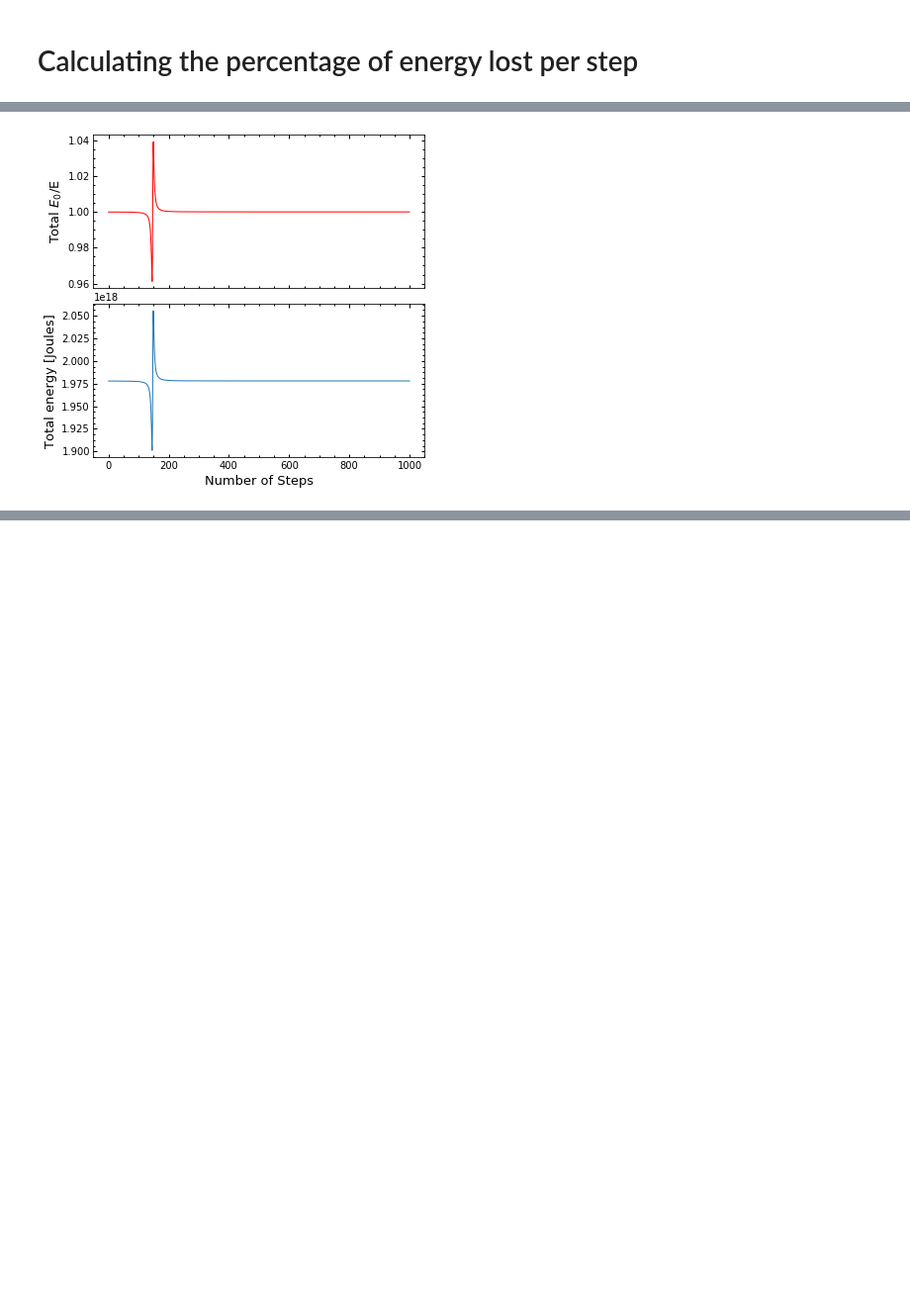
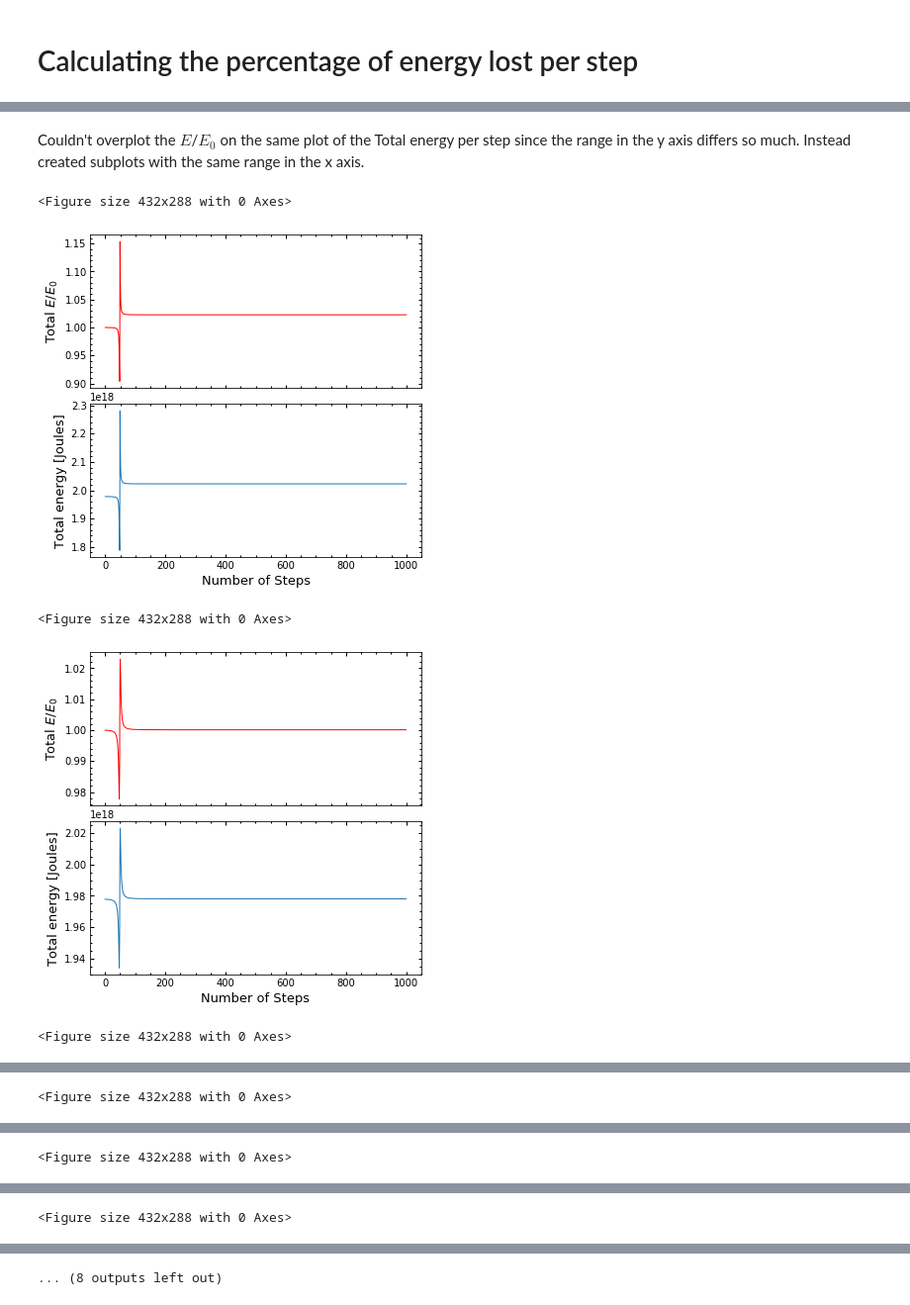
Before and after one commit to ETV337/REU_NU_2020_Project, a Jupyter notebook: DF_sim_v3.ipynb, the cells around one changed output, grey strips where cells are left out. Shown at 99% size. Drawn from its saved outputs; the diff is of its cells as text; code cells hidden in the pictures; blank space fills up the shorter version.

```diff
--- a/DF_sim_v3.ipynb
+++ b/DF_sim_v3.ipynb
@@ -19,7 +19,7 @@ ymax = const.au.value  #m
 
 
 
-dt = 2 # second time step
+dt = 6 # second time step
 N = 1000 #Number of steps
 
 
@@ -331,7 +331,7 @@ ax.xaxis.set_ticks_position('both')
 fig, ax = plt.subplots(figsize=[10,10])
 y_axis=np.linspace(0,1000,1000)
 for i in range(Particles):
-    ax.scatter(y_axis,TotalE(Xpos,Ypos,Xvel,Yvel)[i],s=9)
+    ax.plot(y_axis,TotalE(Xpos,Ypos,Xvel,Yvel)[i])
     ax.set_xlabel('Number of steps',fontsize=16)
     ax.set_ylabel('Total energy [Joules]', fontsize=16)
     ax.tick_params(which='both', direction='in',width=1)
@@ -343,4 +343,6 @@ for i in range(Particles):
 #All particles seem to start at a lower total energy. Then as the positions of the
 #particles change the energy peaks at a certain value within the first 25-50 steps
 #(those values are listed below) & then the total energy slowly decreases from then on.
+
+#Why is the blue line offset from the rest...? Check final energy of each particle to see which is the blue line.
 # %% [output]
@@ -400,10 +402,10 @@ array([[1.        , 0.99999948, 0.99999896, 0.99999842, 0.99999787,
 # %%
 #Histogram of percentage of energy conservation for 1st particle
 
-fig, ax = plt.subplots(figsize=[7,7])
+fig, ax = plt.subplots(figsize=[7,6])
 
 ax.hist(Percentage_E[0],bins=20)
 ax.set_yscale('log')
 ax.set_ylabel('Number of Steps',fontsize=15)
-ax.set_xlabel('Total $E_0$/$E$',fontsize=15);
+ax.set_xlabel('Total $E$/$E_0$',fontsize=15);
 # %% [output]
@@ -411,25 +413,31 @@ ax.set_xlabel('Total $E_0$/$E$',fontsize=15);
+# %% [markdown]
+Couldn't overplot the $E$/$E_0$ on the same plot of the Total energy per step since the range in the y axis differs so much. Instead created subplots with the same range in the x axis.
 # %%
-#Testing out how the total energy behaves for one particle and overplotting energy conservation percentage
-y_axis=np.linspace(0,1000,1000)
-fig, ax = plt.subplots(2,1,figsize=(6,6),sharex=True)
 
-ax[0].plot(y_axis,Percentage_E,color='red',lw=1)
-ax[0].set_ylabel('Total $E_0$/E',fontsize=13)
-ax[0].tick_params(which='both', direction='in',width=1)
-ax[0].yaxis.set_minor_locator(AutoMinorLocator())
-ax[0].xaxis.set_minor_locator(AutoMinorLocator())
-ax[0].yaxis.set_ticks_position('both')
-ax[0].xaxis.set_ticks_position('both')
-ax[1].plot(y_axis,TotalE(Xpos,Ypos,Xvel,Yvel)[0], lw=1)
-ax[1].set_xlabel('Number of Steps',fontsize=13)
-ax[1].set_ylabel('Total energy [Joules]', fontsize=13)
-ax[1].tick_params(which='both', direction='in',width=1)
-ax[1].yaxis.set_minor_locator(AutoMinorLocator())
-ax[1].xaxis.set_minor_locator(AutoMinorLocator())
-ax[1].yaxis.set_ticks_position('both')
-ax[1].xaxis.set_ticks_position('both')
-plt.subplots_adjust(hspace=0.1)
+for i in range(P):
+    plt.figure()
+    y_axis=np.linspace(0,1000,1000)
+    fig, ax = plt.subplots(2,1,figsize=(6,6),sharex=True)
+    ax[0].plot(y_axis,Percentage_E[i],color='red',lw=1)
+    ax[0].set_ylabel('Total $E$/$E_0$',fontsize=13)
+    ax[0].tick_params(which='both', direction='in',width=1)
+    ax[0].yaxis.set_minor_locator(AutoMinorLocator())
+    ax[0].xaxis.set_minor_locator(AutoMinorLocator())
+    ax[0].yaxis.set_ticks_position('both')
+    ax[0].xaxis.set_ticks_position('both');
 
-#ax.set_yscale('log')
+    ax[1].plot(y_axis,TotalE(Xpos,Ypos,Xvel,Yvel)[i], lw=1)
+    ax[1].set_xlabel('Number of Steps',fontsize=13)
+    ax[1].set_ylabel('Total energy [Joules]', fontsize=13)
+    ax[1].tick_params(which='both', direction='in',width=1)
+    ax[1].yaxis.set_minor_locator(AutoMinorLocator())
+    ax[1].xaxis.set_minor_locator(AutoMinorLocator())
+    ax[1].yaxis.set_ticks_position('both')
+    ax[1].xaxis.set_ticks_position('both')
+    plt.subplots_adjust(hspace=0.1);
 # %% [output]
+<Figure size 432x288 with 0 Axes>
-[figure, old version]
+[figure, new version]
+<Figure size 432x288 with 0 Axes>
+[figure, added]
+<Figure size 432x288 with 0 Axes>
@@ -435,0 +445 @@ plt.subplots_adjust(hspace=0.1)
+<Figure size 432x288 with 0 Axes>
@@ -435,0 +447 @@ plt.subplots_adjust(hspace=0.1)
+<Figure size 432x288 with 0 Axes>
@@ -435,0 +449 @@ plt.subplots_adjust(hspace=0.1)
+<Figure size 432x288 with 0 Axes>
@@ -435,0 +451 @@ plt.subplots_adjust(hspace=0.1)
+... (8 outputs left out)
```
Also changed, not shown: parts of 15 cells of this notebook.
